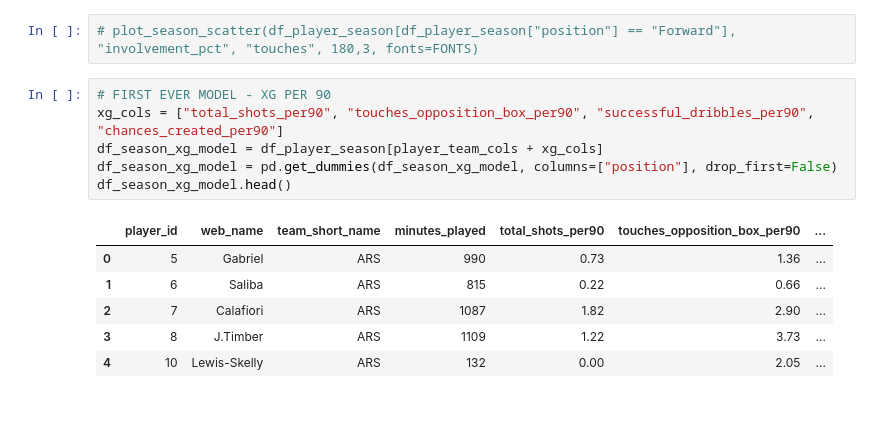
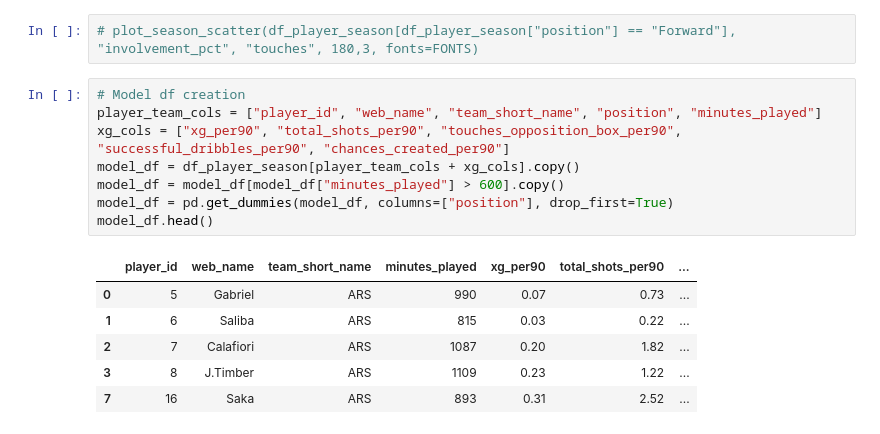
Before and after one commit to dmnarula/football-ds-learning, a Jupyter notebook: week4-modeling/Week4_Modeling.ipynb, the cells around one changed output. Cells and saved outputs as stored; diff of their text form.

Commit message:
Began modeling

```diff
--- a/week4-modeling/Week4_Modeling.ipynb
+++ b/week4-modeling/Week4_Modeling.ipynb
@@ -372,15 +376,17 @@ def plot_season_scatter(df, x_var, y_var, min_mins, lstep, *, fonts):
 # %%
 # plot_season_scatter(df_player_season[df_player_season["position"] == "Forward"], "involvement_pct", "touches", 180,3, fonts=FONTS)
 # %%
-# FIRST EVER MODEL - XG PER 90
-xg_cols = ["total_shots_per90", "touches_opposition_box_per90", "successful_dribbles_per90", "chances_created_per90"]
-df_season_xg_model = df_player_season[player_team_cols + xg_cols]
-df_season_xg_model = pd.get_dummies(df_season_xg_model, columns=["position"], drop_first=False)
-df_season_xg_model.head()
+# Model df creation
+player_team_cols = ["player_id", "web_name", "team_short_name", "position", "minutes_played"]
+xg_cols = ["xg_per90", "total_shots_per90", "touches_opposition_box_per90", "successful_dribbles_per90", "chances_created_per90"]
+model_df = df_player_season[player_team_cols + xg_cols].copy()
+model_df = model_df[model_df["minutes_played"] > 600].copy()
+model_df = pd.get_dummies(model_df, columns=["position"], drop_first=True)
+model_df.head()
 # %% [output]
-|  | player_id | web_name | team_short_name | minutes_played | total_shots_per90 | touches_opposition_box_per90 | ... |
-| 0 | 5 | Gabriel | ARS | 990 | 0.73 | 1.36 | ... |
-| 1 | 6 | Saliba | ARS | 815 | 0.22 | 0.66 | ... |
-| 2 | 7 | Calafiori | ARS | 1087 | 1.82 | 2.90 | ... |
-| 3 | 8 | J.Timber | ARS | 1109 | 1.22 | 3.73 | ... |
-| 4 | 10 | Lewis-Skelly | ARS | 132 | 0.00 | 2.05 | ... |
+|  | player_id | web_name | team_short_name | minutes_played | xg_per90 | total_shots_per90 | ... |
+| 0 | 5 | Gabriel | ARS | 990 | 0.07 | 0.73 | ... |
+| 1 | 6 | Saliba | ARS | 815 | 0.03 | 0.22 | ... |
+| 2 | 7 | Calafiori | ARS | 1087 | 0.20 | 1.82 | ... |
+| 3 | 8 | J.Timber | ARS | 1109 | 0.23 | 1.22 | ... |
+| 7 | 16 | Saka | ARS | 893 | 0.31 | 2.52 | ... |
```
Also changed, not shown: parts of 5 cells of this notebook.
